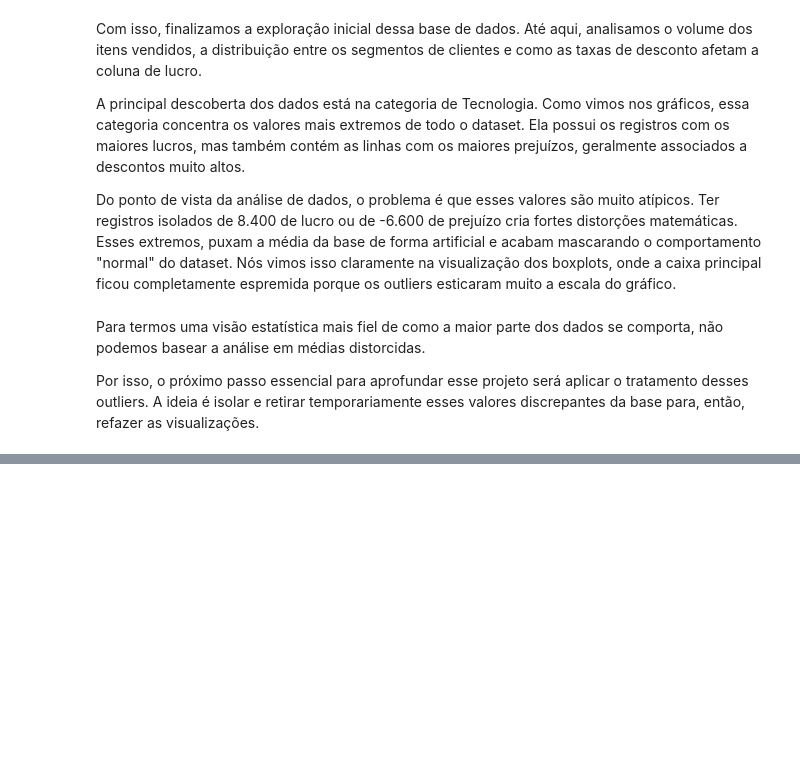
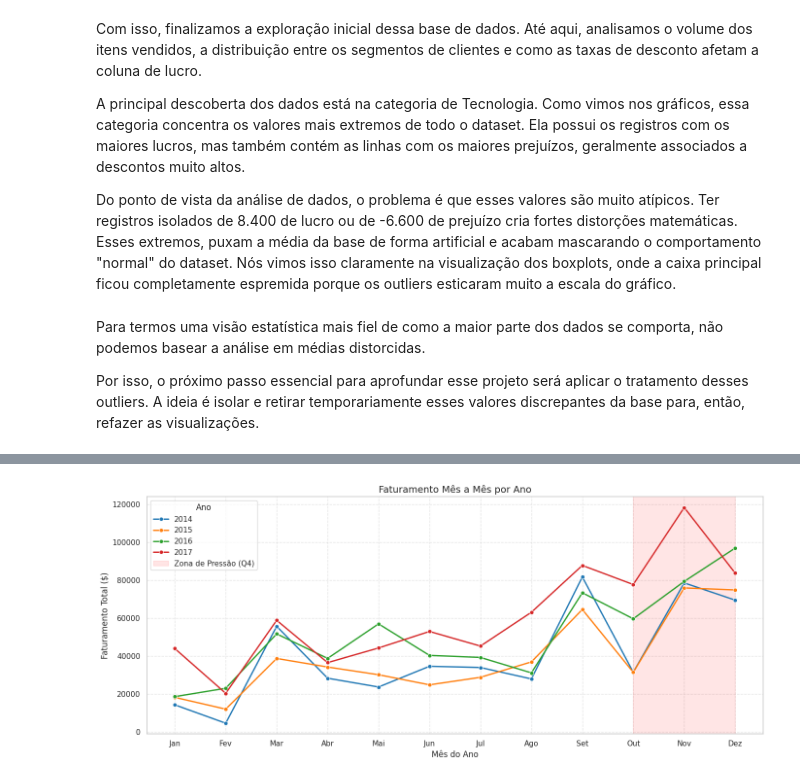
Before and after one commit to Ronaldo-Junior1/analise-dados-supermercado, a Jupyter notebook: Analise_base_supermercado.ipynb, the cells around one changed output, grey strips where cells are left out. Cells and saved outputs as stored; diff of their text form; code cells hidden in the pictures; blank space fills up the shorter version.

```diff
--- a/Analise_base_supermercado.ipynb
+++ b/Analise_base_supermercado.ipynb
@@ -597,0 +642,31 @@ Por isso, o próximo passo essencial para aprofundar esse projeto será aplicar
+# %%
+# Garantindo que a coluna Month exista (números de 1 a 12)
+df['Month'] = df['Order_Date'].dt.month
+
+# Agrupando as vendas por Ano e Mês
+vendas_mensais = df.groupby(['Year', 'Month'])['Sales'].sum().reset_index()
+
+# Plotando o Gráfico de Sazonalidade Mensal
+plt.figure(figsize=(14, 6))
+
+# Criando as linhas anuais, mas agora com quebra mês a mês
+sns.lineplot(data=vendas_mensais, x='Month', y='Sales', hue='Year', marker='o', palette='tab10', linewidth=2)
+
+plt.title('Faturamento Mês a Mês por Ano', fontsize=14)
+plt.xlabel('Mês do Ano', fontsize=12)
+plt.ylabel('Faturamento Total ($)', fontsize=12)
+
+# Ajustando o eixo X para mostrar os nomes dos meses e facilitar a leitura
+meses_nomes = ['Jan', 'Fev', 'Mar', 'Abr', 'Mai', 'Jun', 'Jul', 'Ago', 'Set', 'Out', 'Nov', 'Dez']
+plt.xticks(range(1, 13), meses_nomes)
+
+# Destacando a zona de perigo (Q4) com uma área sombreada
+plt.axvspan(10, 12, color='red', alpha=0.1, label='Zona de Pressão (Q4)')
+
+plt.grid(True, linestyle='--', alpha=0.5)
+plt.legend(title='Ano')
+
+plt.tight_layout()
+plt.show()
+# %% [output]
+[figure, added]
```
Also changed, not shown: parts of 4 cells of this notebook.
